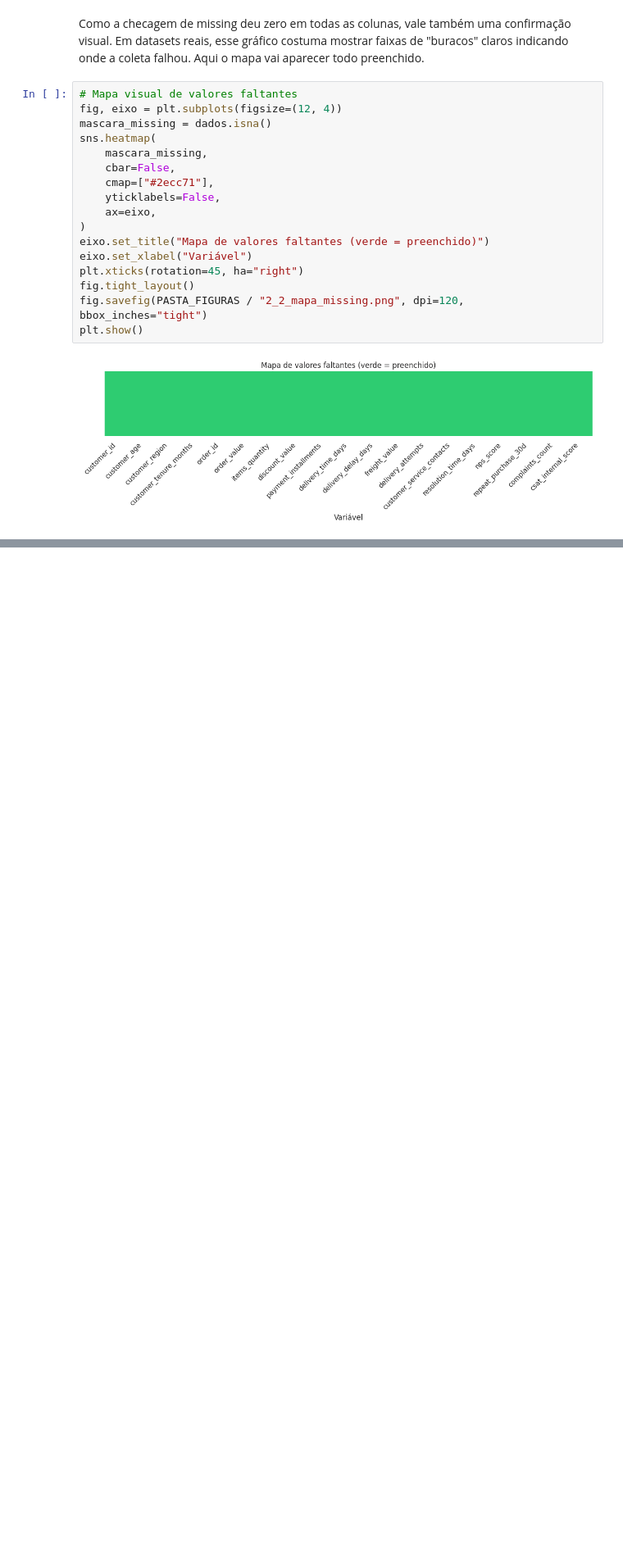
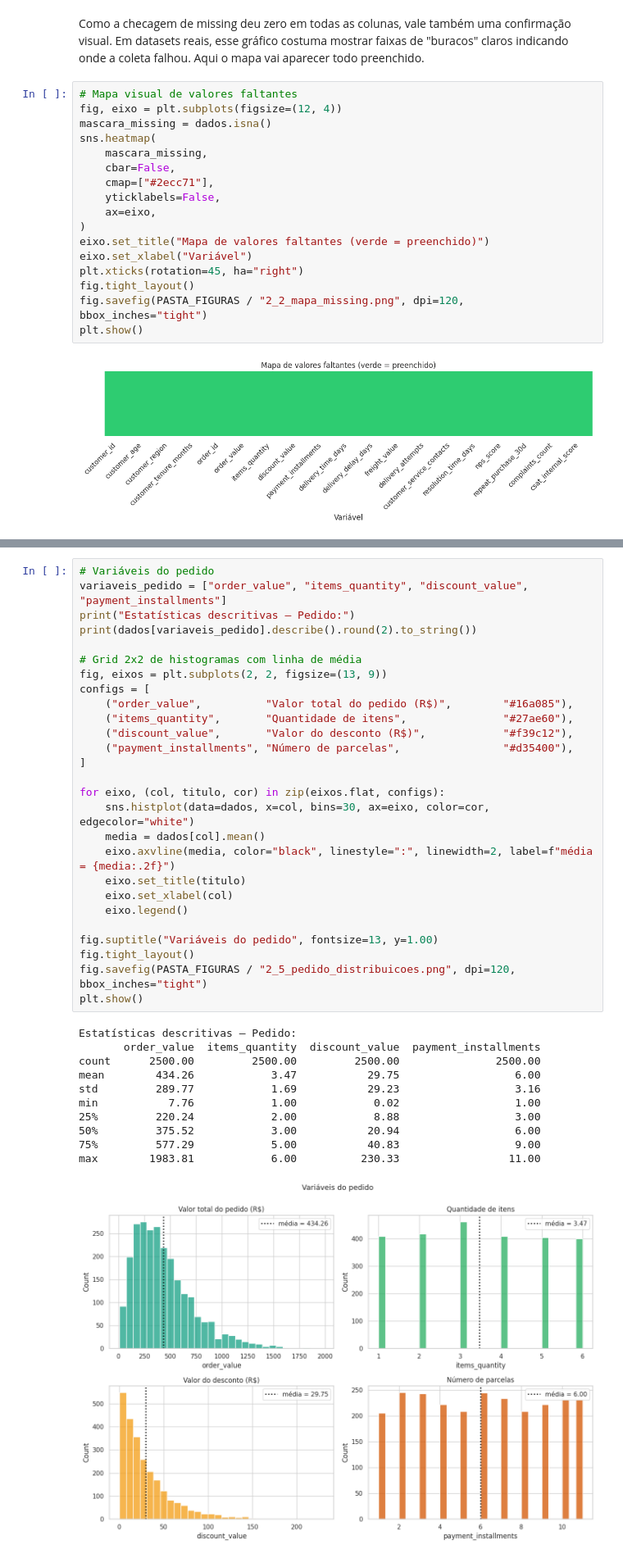
Before and after one commit to guillecosme/fiap-ai-scientist-tech-challange-fase-01, a Jupyter notebook: notebooks/02_data_understanding.ipynb, the cells around one changed output, grey strips where cells are left out. Shown at 82% size. Cells and saved outputs as stored; diff of their text form; blank space fills up the shorter version.

```diff
--- a/notebooks/02_data_understanding.ipynb
+++ b/notebooks/02_data_understanding.ipynb
@@ -214,0 +466,39 @@ plt.show()
+# %%
+# Variáveis do pedido
+variaveis_pedido = ["order_value", "items_quantity", "discount_value", "payment_installments"]
+print("Estatísticas descritivas — Pedido:")
+print(dados[variaveis_pedido].describe().round(2).to_string())
+
+# Grid 2x2 de histogramas com linha de média
+fig, eixos = plt.subplots(2, 2, figsize=(13, 9))
+configs = [
+    ("order_value",          "Valor total do pedido (R$)",        "#16a085"),
+    ("items_quantity",       "Quantidade de itens",               "#27ae60"),
+    ("discount_value",       "Valor do desconto (R$)",            "#f39c12"),
+    ("payment_installments", "Número de parcelas",                "#d35400"),
+]
+
+for eixo, (col, titulo, cor) in zip(eixos.flat, configs):
+    sns.histplot(data=dados, x=col, bins=30, ax=eixo, color=cor, edgecolor="white")
+    media = dados[col].mean()
+    eixo.axvline(media, color="black", linestyle=":", linewidth=2, label=f"média = {media:.2f}")
+    eixo.set_title(titulo)
+    eixo.set_xlabel(col)
+    eixo.legend()
+
+fig.suptitle("Variáveis do pedido", fontsize=13, y=1.00)
+fig.tight_layout()
+fig.savefig(PASTA_FIGURAS / "2_5_pedido_distribuicoes.png", dpi=120, bbox_inches="tight")
+plt.show()
+# %% [output]
+Estatísticas descritivas — Pedido:
+       order_value  items_quantity  discount_value  payment_installments
+count      2500.00         2500.00         2500.00               2500.00
+mean        434.26            3.47           29.75                  6.00
+std         289.77            1.69           29.23                  3.16
+min           7.76            1.00            0.02                  1.00
+25%         220.24            2.00            8.88                  3.00
+50%         375.52            3.00           20.94                  6.00
+75%         577.29            5.00           40.83                  9.00
+max        1983.81            6.00          230.33                 11.00
+[figure, added]
```
Also changed, not shown: parts of 29 cells of this notebook, 8 other files.
